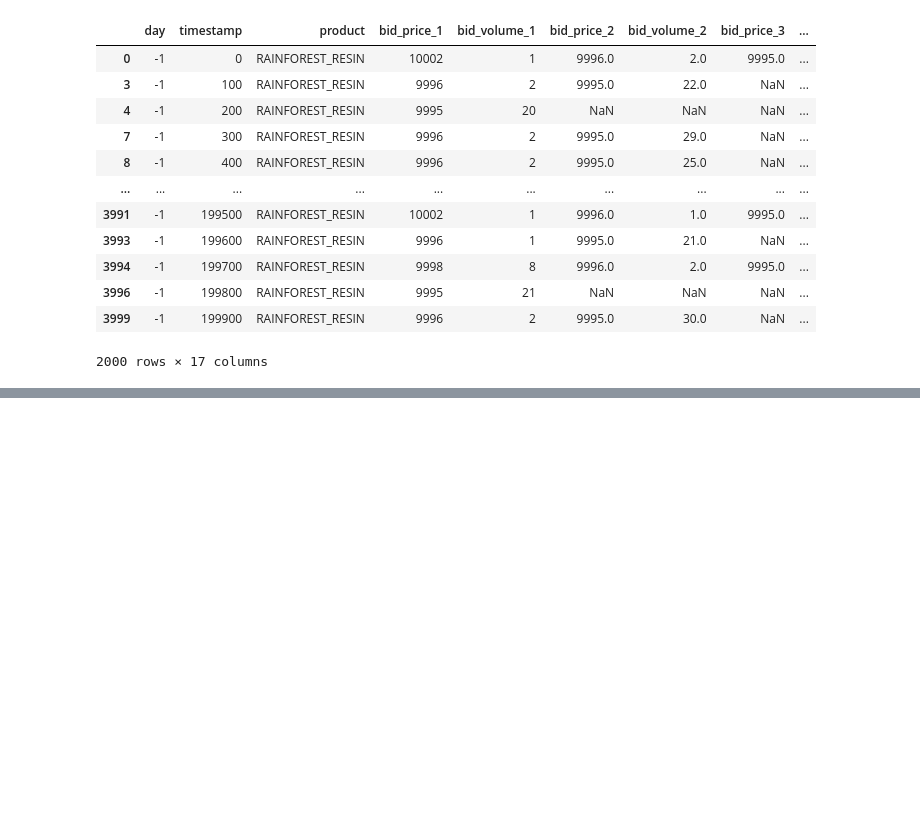
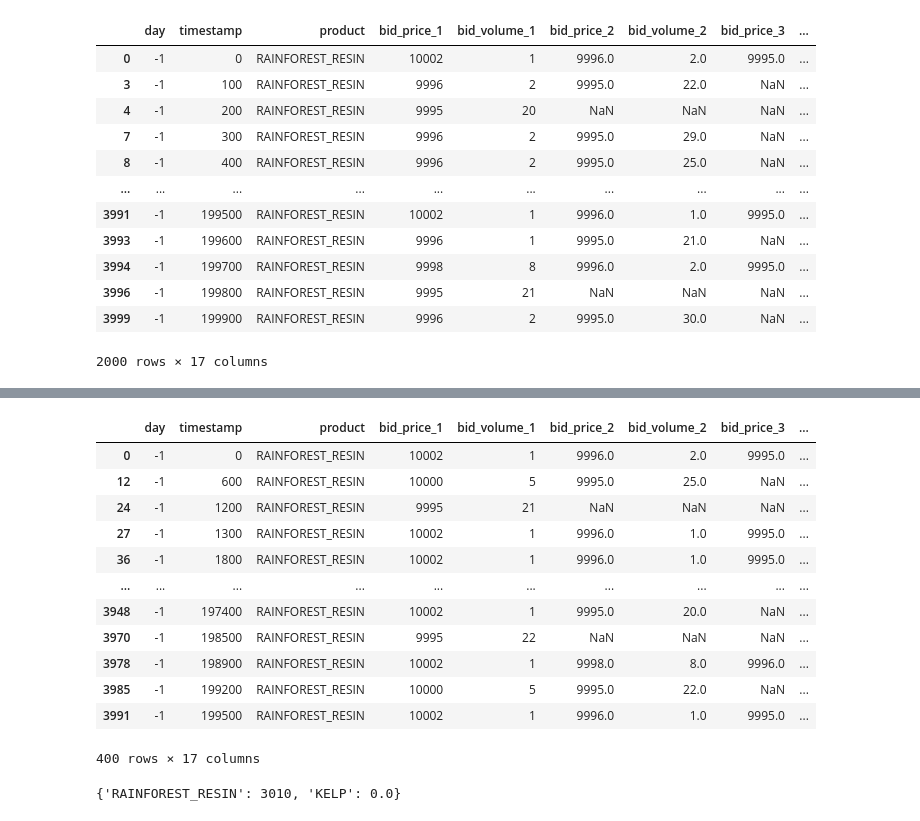
Before and after one commit to kinshu0/prosperity-3, a Jupyter notebook: tutorial/backtests_2.ipynb, the cells around one changed output, grey strips where cells are left out. Drawn from its saved outputs; the diff is of its cells as text; code cells hidden in the pictures; blank space fills up the shorter version.

```diff
--- a/tutorial/backtests_2.ipynb
+++ b/tutorial/backtests_2.ipynb
@@ -112,0 +109,16 @@ trades[(trades['buyer'] == 'SUBMISSION') | (trades['seller'] == 'SUBMISSION')]
+# %%
+resin[(resin['bid_price_1'] >= 10000) | (resin['ask_price_1'] <= 10000)]
+# %% [output]
+|  | day | timestamp | product | bid_price_1 | bid_volume_1 | bid_price_2 | bid_volume_2 | bid_price_3 | ... |
+| 0 | -1 | 0 | RAINFOREST_RESIN | 10002 | 1 | 9996.0 | 2.0 | 9995.0 | ... |
+| 12 | -1 | 600 | RAINFOREST_RESIN | 10000 | 5 | 9995.0 | 25.0 | NaN | ... |
+| 24 | -1 | 1200 | RAINFOREST_RESIN | 9995 | 21 | NaN | NaN | NaN | ... |
+| 27 | -1 | 1300 | RAINFOREST_RESIN | 10002 | 1 | 9996.0 | 1.0 | 9995.0 | ... |
+| 36 | -1 | 1800 | RAINFOREST_RESIN | 10002 | 1 | 9996.0 | 1.0 | 9995.0 | ... |
+| ... | ... | ... | ... | ... | ... | ... | ... | ... | ... |
+| 3948 | -1 | 197400 | RAINFOREST_RESIN | 10002 | 1 | 9995.0 | 20.0 | NaN | ... |
+| 3970 | -1 | 198500 | RAINFOREST_RESIN | 9995 | 22 | NaN | NaN | NaN | ... |
+| 3978 | -1 | 198900 | RAINFOREST_RESIN | 10002 | 1 | 9998.0 | 8.0 | 9996.0 | ... |
+| 3985 | -1 | 199200 | RAINFOREST_RESIN | 10000 | 5 | 9995.0 | 22.0 | NaN | ... |
+| 3991 | -1 | 199500 | RAINFOREST_RESIN | 10002 | 1 | 9996.0 | 1.0 | 9995.0 | ... |
+400 rows × 17 columns
@@ -112,0 +136,4 @@ trades[(trades['buyer'] == 'SUBMISSION') | (trades['seller'] == 'SUBMISSION')]
+# %%
+backtester_2.pnl
+# %% [output]
+{'RAINFOREST_RESIN': 3010, 'KELP': 0.0}
```
Also changed, not shown: parts of 6 cells of this notebook, 8 other files.
